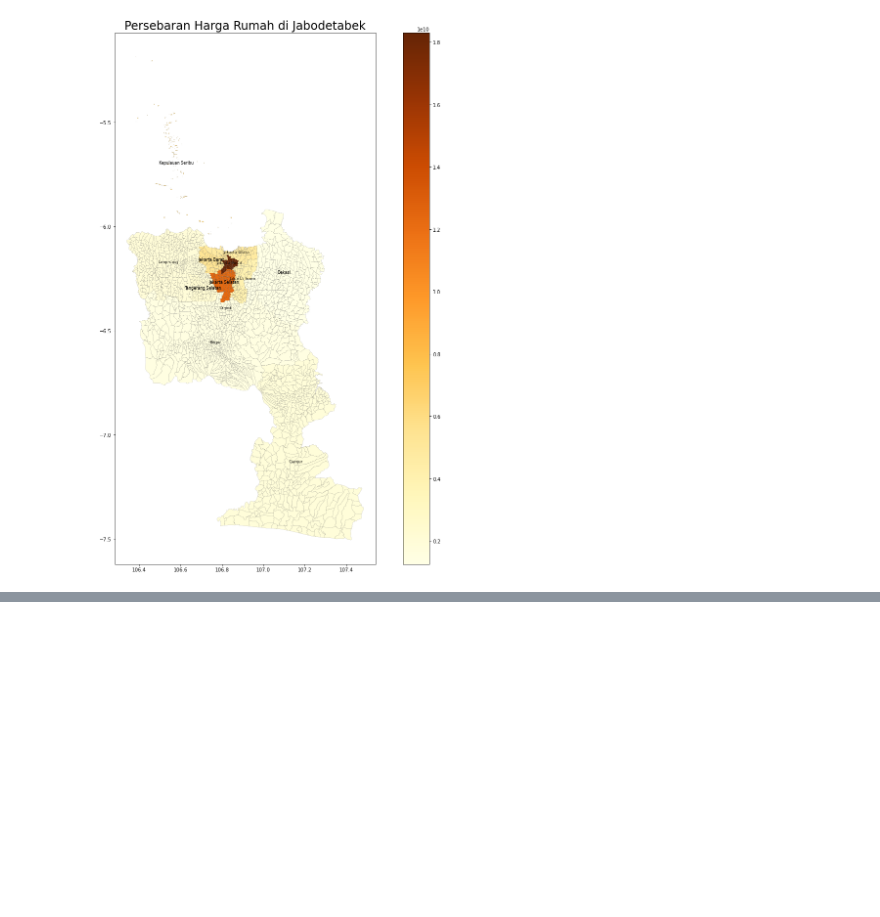
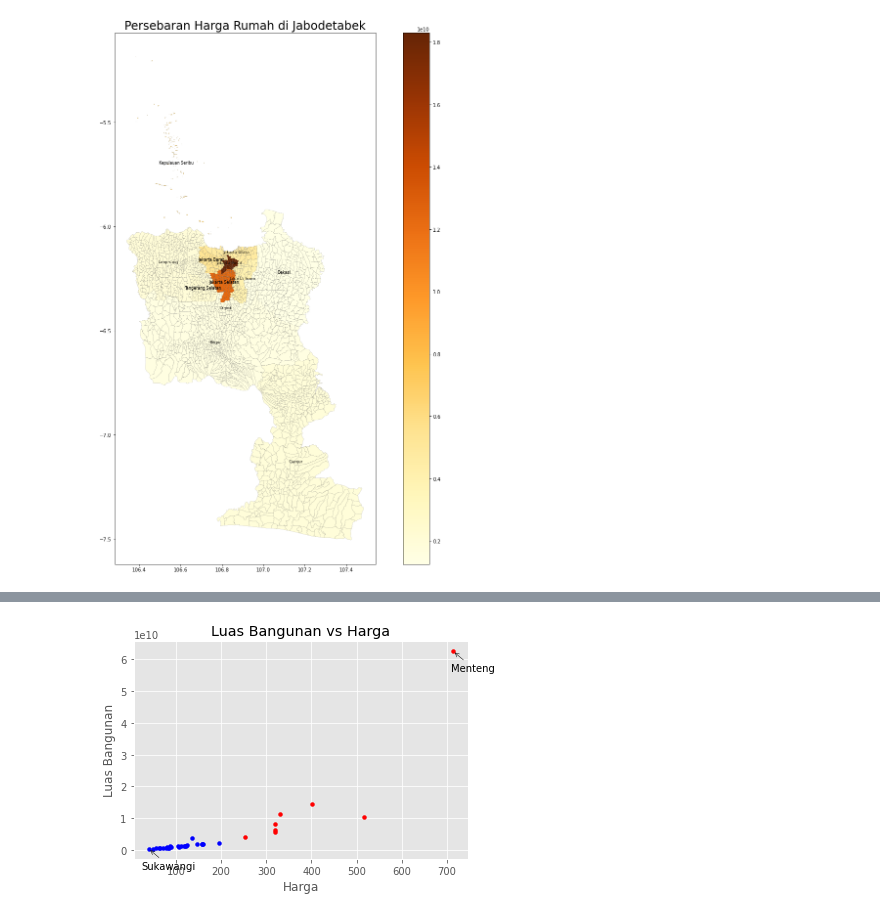
Before and after one commit to geraldabrhm/house-price-scrap-jabodetabek, a Jupyter notebook: analysis/notebook.ipynb, the cells around one changed output, grey strips where cells are left out. Cells and saved outputs as stored; diff of their text form; code cells hidden in the pictures; blank space fills up the shorter version.

Commit message:
add scatter plot

```diff
--- a/analysis/notebook.ipynb
+++ b/analysis/notebook.ipynb
@@ -446,0 +459,6 @@ plt.show()
+# %%
+lowest_mean_df = df[df['location'] == lowest_mean_location]
+lowest_price_df = lowest_mean_df.groupby('sub_district')['price'].mean()
+lowest_lb_df = lowest_mean_df.groupby('sub_district')['lb'].mean()
+lowest_lt_df = lowest_mean_df.groupby('sub_district')['lt'].mean()
+lowest_price_df
@@ -446,0 +483,5 @@ plt.show()
+# %%
+highest_mean_df = df[df['location'] == highest_mean_location]
+highest_price_df = highest_mean_df.groupby('sub_district')['price'].mean()
+highest_lb_df = highest_mean_df.groupby('sub_district')['lb'].mean()
+highest_price_df
@@ -446,0 +499,30 @@ plt.show()
+# %%
+import matplotlib.pyplot as plt
+
+# Set ggplot style
+plt.style.use('ggplot')
+
+# Plot for lowest mean location
+plt.scatter(lowest_lb_df, lowest_price_df, s=15, c='blue', label='Lokasi dengan rata-rata terendah')
+
+# Plot for highest mean location
+plt.scatter(highest_lb_df, highest_price_df, s=15, c='red', label='Lokasi dengan rata-rata tertinggi')
+
+# Annotate the Menteng sub-district with the highest price
+plt.annotate('Menteng', xy=(highest_lb_df['Menteng'], highest_price_df['Menteng']), xytext=(20, -20),
+             textcoords='offset points', ha='center', fontsize=10, color='black',
+             arrowprops=dict(arrowstyle='->', color='black'))
+
+plt.annotate('Sukawangi', xy=(lowest_lb_df['Sukawangi'], lowest_price_df['Sukawangi']), xytext=(20, -20),
+             textcoords='offset points', ha='center', fontsize=10, color='black',
+             arrowprops=dict(arrowstyle='->', color='black'))
+
+# Set labels and title
+plt.xlabel('Harga')
+plt.ylabel('Luas Bangunan')
+plt.title('Luas Bangunan vs Harga')
+
+# Show plot
+plt.show()
+# %% [output]
+[figure, added]
```
Also changed, not shown: parts of 5 cells of this notebook.
